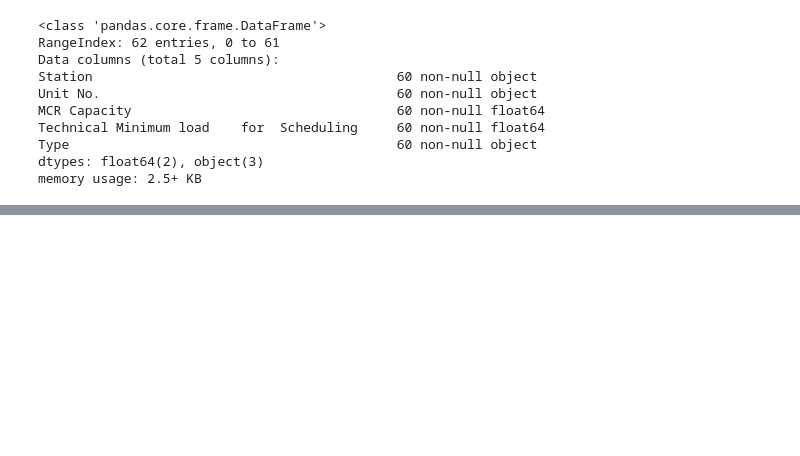
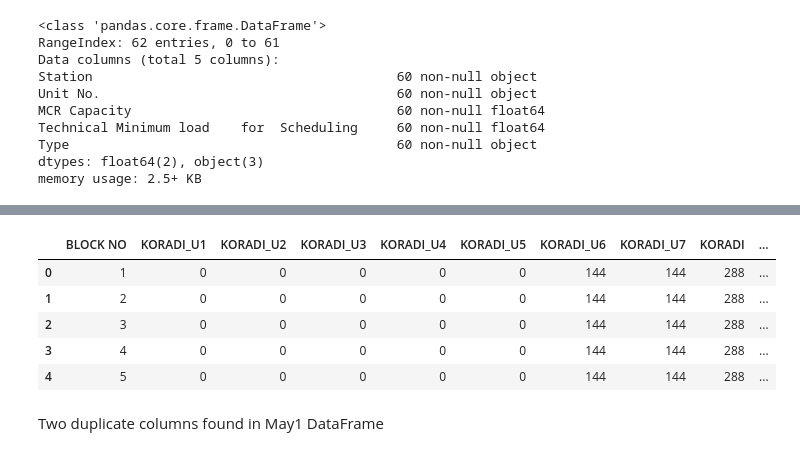
Before and after one commit to jaymalak/ElectricityGenerator, a Jupyter notebook: MAY2014.ipynb, the cells around one changed output, grey strips where cells are left out. Saved outputs shown, nothing was run; the diff lists cells and outputs as text; code cells hidden in the pictures; blank space fills up the shorter version.

```diff
--- a/MAY2014.ipynb
+++ b/MAY2014.ipynb
@@ -77,3 +77,6 @@ Technical Minimum load    for  Scheduling     60 non-null float64
 Type                                          60 non-null object
 dtypes: float64(2), object(3)
 memory usage: 2.5+ KB
+# %%
+from google.colab import files
+uploaded = files.upload()
@@ -79,0 +86,13 @@ memory usage: 2.5+ KB
+# %%
+may1 = pd.read_excel(io.BytesIO(uploaded['MSPGCL_UNT_WISE_01_May_2014_47.xls']))
+# %%
+may1.head()
+# %% [output]
+|  | BLOCK NO | KORADI_U1 | KORADI_U2 | KORADI_U3 | KORADI_U4 | KORADI_U5 | KORADI_U6 | KORADI_U7 | KORADI | ... |
+| 0 | 1 | 0 | 0 | 0 | 0 | 0 | 144 | 144 | 288 | ... |
+| 1 | 2 | 0 | 0 | 0 | 0 | 0 | 144 | 144 | 288 | ... |
+| 2 | 3 | 0 | 0 | 0 | 0 | 0 | 144 | 144 | 288 | ... |
+| 3 | 4 | 0 | 0 | 0 | 0 | 0 | 144 | 144 | 288 | ... |
+| 4 | 5 | 0 | 0 | 0 | 0 | 0 | 144 | 144 | 288 | ... |
+# %% [markdown]
+Two duplicate columns found in May1 DataFrame
```
Also changed, not shown: parts of 27 cells of this notebook.
